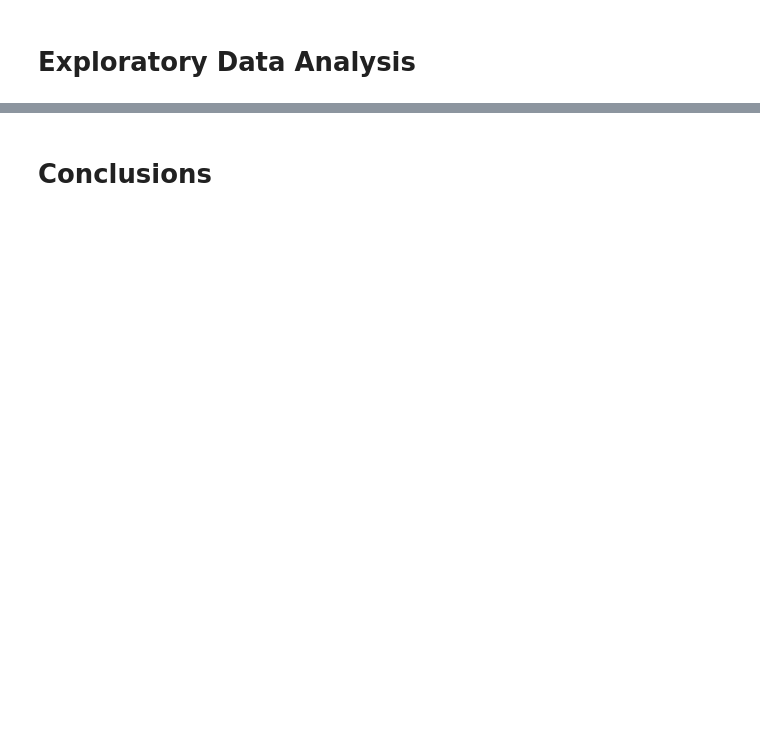
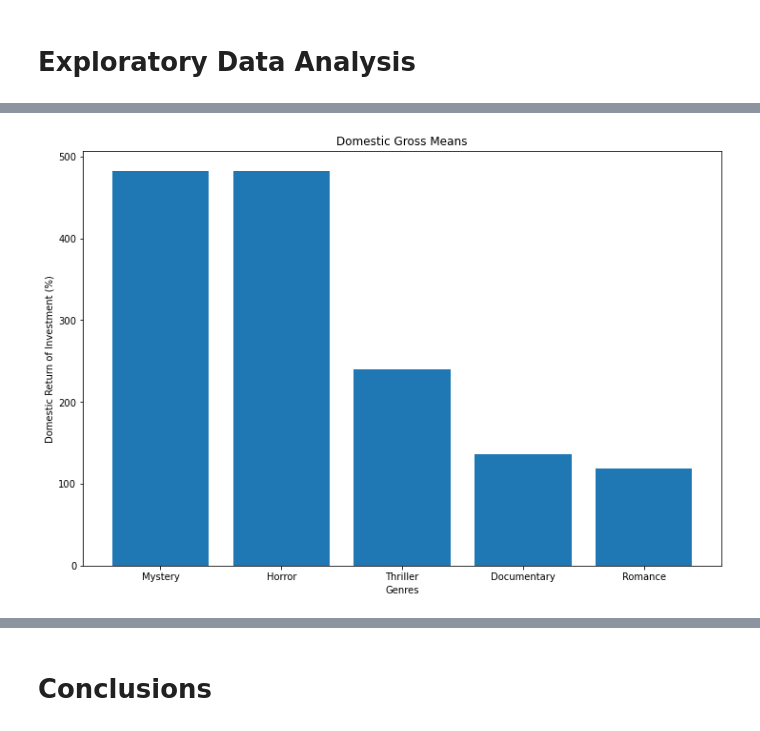
Before and after one commit to JohnNun/successful_films_project, a Jupyter notebook: successful_films_notebook.ipynb, the cells around one changed output, grey strips where cells are left out. Drawn from its saved outputs; the diff is of its cells as text; code cells hidden in the pictures; blank space fills up the shorter version.

```diff
--- a/successful_films_notebook.ipynb
+++ b/successful_films_notebook.ipynb
@@ -59,0 +255,11 @@ memory usage: 132.4+ KB
+# %%
+roi_means_dom = combined_film_df_clean.groupby(['genres'])['roi_domestic(%)'].mean().sort_values(ascending=False)
+
+fig, ax = plt.subplots(figsize=(12, 8))
+
+ax.bar(roi_means_dom.index[:5], roi_means_dom[:5], )
+ax.set_title('Domestic Gross Means', fontsize=20)
+ax.set_xlabel('Genres', fontsize=15)
+ax.set_ylabel('Domestic Return on Investment (%)', fontsize=15);
+# %% [output]
+[figure, added]
```
Also changed, not shown: parts of 41 cells of this notebook.
